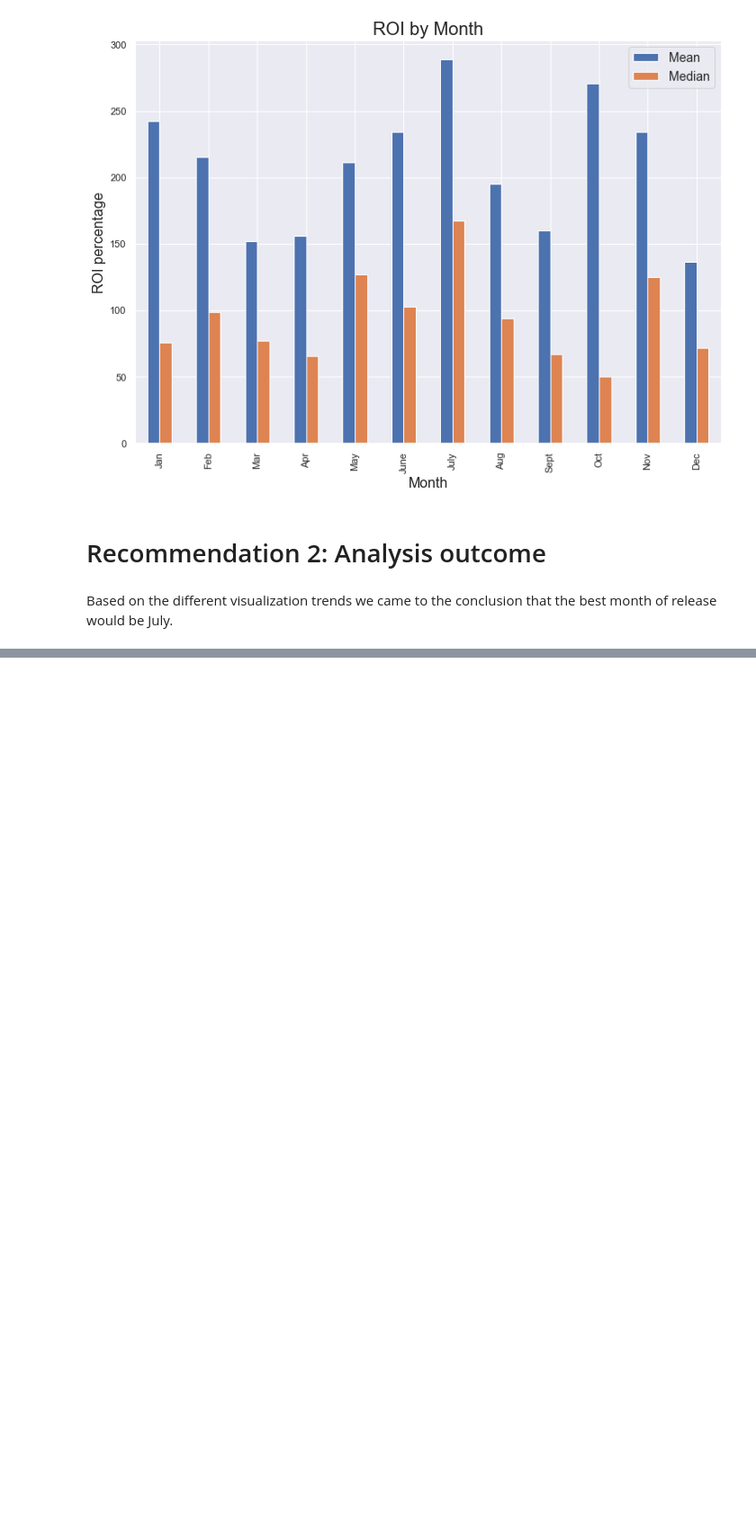
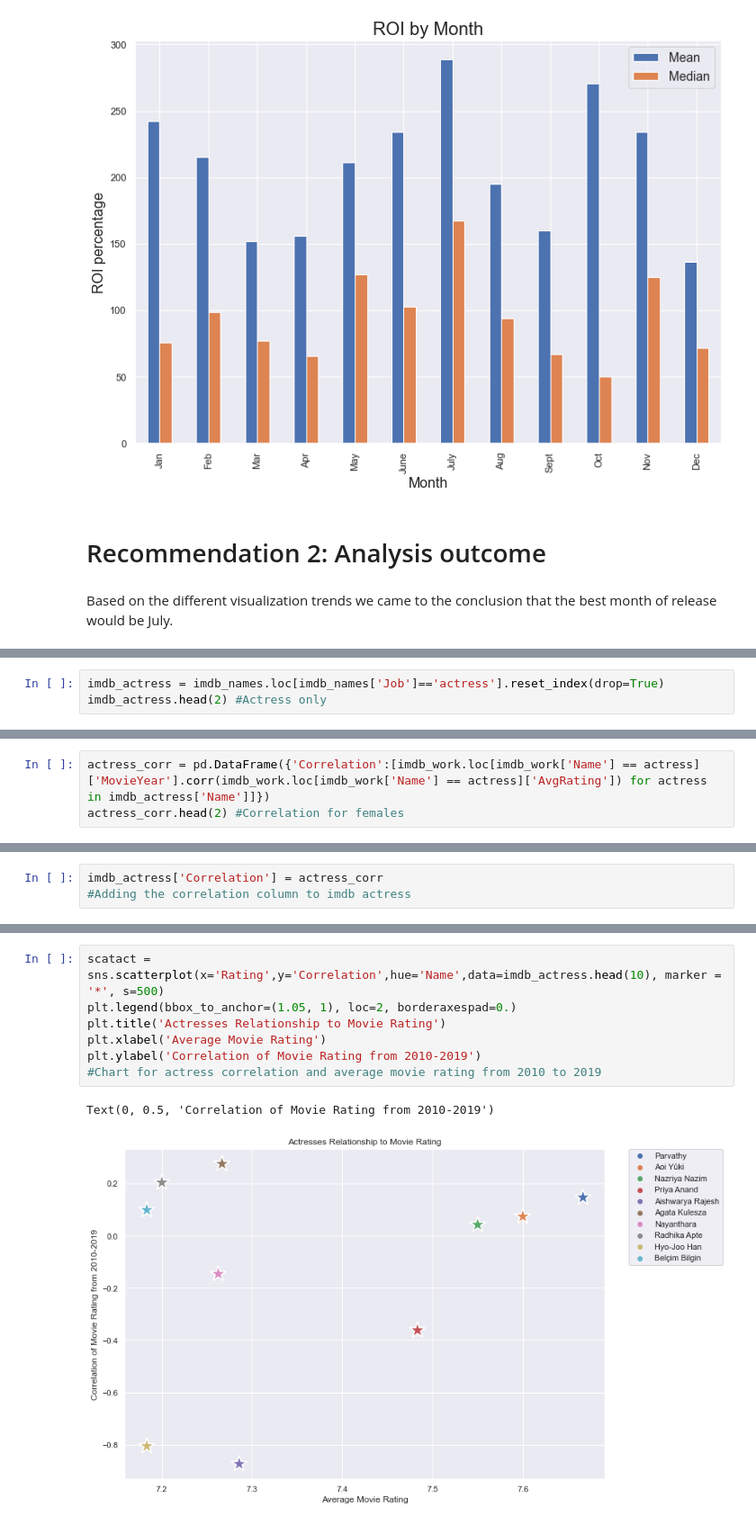
Before and after one commit to charlesmpan/FilmStudioMovieRec, a Jupyter notebook: final_notebook_kev_update_after_ben.ipynb, the cells around one changed output, grey strips where cells are left out. Shown: that part at 90% size. Saved outputs shown, nothing was run; the diff lists cells and outputs as text; blank space fills up the shorter version.

```diff
--- a/final_notebook_kev_update_after_ben.ipynb
+++ b/final_notebook_kev_update_after_ben.ipynb
@@ -338,0 +1086,3 @@ Based on the different visualization trends we came to the conclusion that the b
+# %%
+imdb_actress = imdb_names.loc[imdb_names['Job']=='actress'].reset_index(drop=True)
+imdb_actress.head(2) #Actress only
@@ -338,0 +1093,3 @@ Based on the different visualization trends we came to the conclusion that the b
+# %%
+actress_corr = pd.DataFrame({'Correlation':[imdb_work.loc[imdb_work['Name'] == actress]['MovieYear'].corr(imdb_work.loc[imdb_work['Name'] == actress]['AvgRating']) for actress in imdb_actress['Name']]})
+actress_corr.head(2) #Correlation for females
@@ -338,0 +1100,3 @@ Based on the different visualization trends we came to the conclusion that the b
+# %%
+imdb_actress['Correlation'] = actress_corr
+#Adding the correlation column to imdb actress
@@ -338,0 +1177,10 @@ Based on the different visualization trends we came to the conclusion that the b
+# %%
+scatact = sns.scatterplot(x='Rating',y='Correlation',hue='Name',data=imdb_actress.head(10), marker = '*', s=500)
+plt.legend(bbox_to_anchor=(1.05, 1), loc=2, borderaxespad=0.)
+plt.title('Actresses Relationship to Movie Rating')
+plt.xlabel('Average Movie Rating')
+plt.ylabel('Correlation of Movie Rating from 2010-2019')
+#Chart for actress correlation and average movie rating from 2010 to 2019
+# %% [output]
+Text(0, 0.5, 'Correlation of Movie Rating from 2010-2019')
+[figure, added]
```
Also changed, not shown: parts of 73 cells of this notebook, 6 other files.
